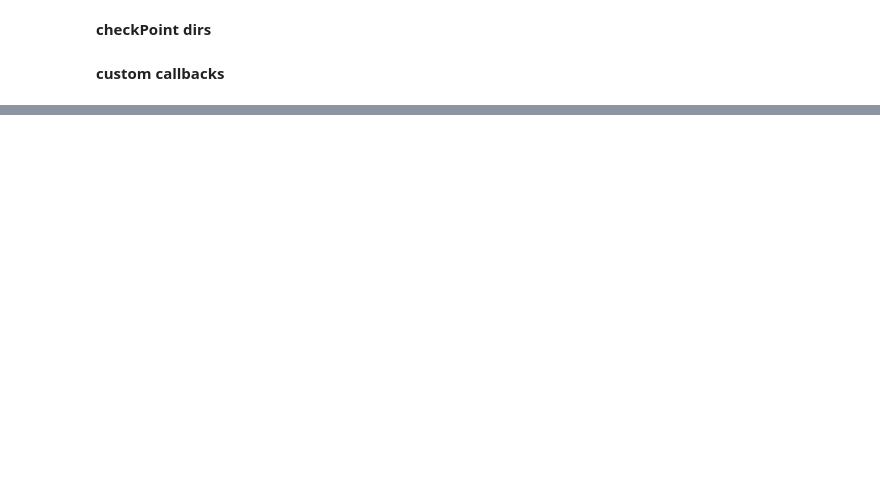
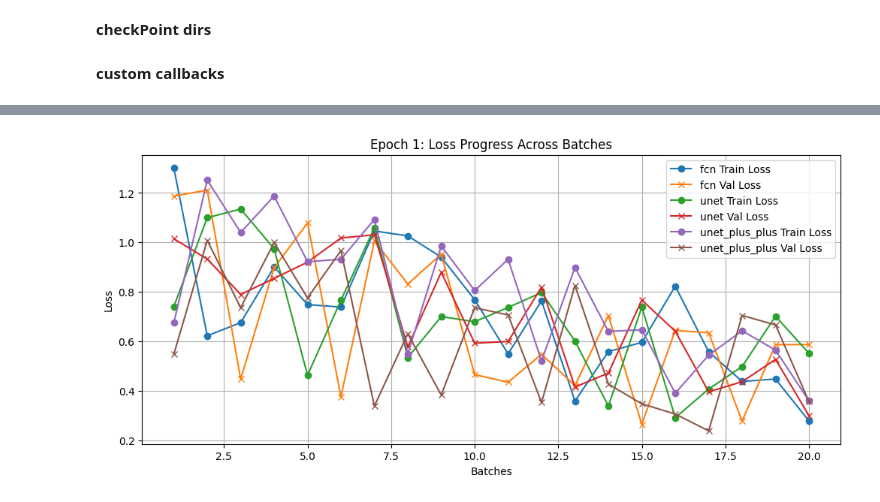
Before and after one commit to ashpakshaikh26732/Unet-FCN, a Jupyter notebook: Unet_FCN.ipynb, the cells around one changed output, grey strips where cells are left out. Saved outputs shown, nothing was run; the diff lists cells and outputs as text; code cells hidden in the pictures; blank space fills up the shorter version.

```diff
--- a/Unet_FCN.ipynb
+++ b/Unet_FCN.ipynb
@@ -896,0 +1029,90 @@ class custom_learning_rate_sceduler(tf.keras.callbacks.Callback):
+# %%
+import numpy as np
+import matplotlib.pyplot as plt
+import pandas as pd
+from tqdm import tqdm
+from IPython.display import display
+
+# Number of epochs & batches
+epochs = 5
+batches_per_epoch = 20
+model_names = ["fcn", "unet", "unet_plus_plus"]
+
+# Store history across epochs
+all_epoch_tables = []
+all_epoch_summaries = []
+all_epoch_graphs = []
+
+# Loop over epochs
+for epoch in range(1, epochs + 1):
+    print(f"\n\n### EPOCH {epoch}/{epochs} ###\n")
+
+    # Initialize tqdm progress bar for batch processing
+    progress_bar = tqdm(total=batches_per_epoch, desc=f"Epoch {epoch}")
+
+    # Track batch-wise data for this epoch
+    batch_table_data = []
+    batch_loss_history = {m: [] for m in model_names}
+    batch_val_loss_history = {m: [] for m in model_names}
+
+    # Loop over batches
+    for batch in range(1, batches_per_epoch + 1):
+        # Simulated loss values
+        batch_loss = {m: np.random.uniform(0.5, 1.5) / (epoch + batch / batches_per_epoch) for m in model_names}
+        batch_val_loss = {m: np.random.uniform(0.4, 1.4) / (epoch + batch / batches_per_epoch) for m in model_names}
+
+        # Store batch-wise tracking
+        batch_table_data.append({
+            "Batch": batch,
+            **{f"{m}_loss": batch_loss[m] for m in model_names},
+            **{f"{m}_val_loss": batch_val_loss[m] for m in model_names}
+        })
+
+        # Store loss history for graph
+        for m in model_names:
+            batch_loss_history[m].append(batch_loss[m])
+            batch_val_loss_history[m].append(batch_val_loss[m])
+
+        # Update tqdm progress bar
+        progress_bar.set_postfix({
+            "fcn_loss": batch_loss["fcn"], "unet_loss": batch_loss["unet"], "unet++_loss": batch_loss["unet_plus_plus"]
+        })
+        progress_bar.update(1)
+
+    # Close progress bar after batch loop
+    progress_bar.close()
+
+    # Display Table for This Epoch
+    df_batch = pd.DataFrame(batch_table_data)
+    all_epoch_tables.append(df_batch)
+    display(df_batch)
+
+    # Plot Loss Progress for This Epoch
+    fig, ax = plt.subplots(figsize=(12, 5))
+    for m in model_names:
+        ax.plot(range(1, batches_per_epoch + 1), batch_loss_history[m], label=f"{m} Train Loss", marker="o")
+        ax.plot(range(1, batches_per_epoch + 1), batch_val_loss_history[m], label=f"{m} Val Loss", marker="x")
+
+    ax.set_xlabel("Batches")
+    ax.set_ylabel("Loss")
+    ax.set_title(f"Epoch {epoch}: Loss Progress Across Batches")
+    ax.legend()
+    ax.grid()
+
+    all_epoch_graphs.append(fig)
+    display(fig)
+    plt.close(fig)
+
+    # --- Compute Mean Errors Across Batches ---
+    epoch_summary_data = {
+        "Metric": ["Mean Loss", "Mean Val Loss"],
+    }
+    for m in model_names:
+        epoch_summary_data[f"{m}_loss"] = [np.mean(batch_loss_history[m]), np.mean(batch_val_loss_history[m])]
+
+    df_epoch_summary = pd.DataFrame(epoch_summary_data)
+    all_epoch_summaries.append(df_epoch_summary)
+
+    # Display Epoch Summary Table
+    display(df_epoch_summary)
+# %% [output]
@@ -896,0 +1137 @@ class custom_learning_rate_sceduler(tf.keras.callbacks.Callback):
+[figure, added]
```
Also changed, not shown: parts of 17 cells of this notebook.
